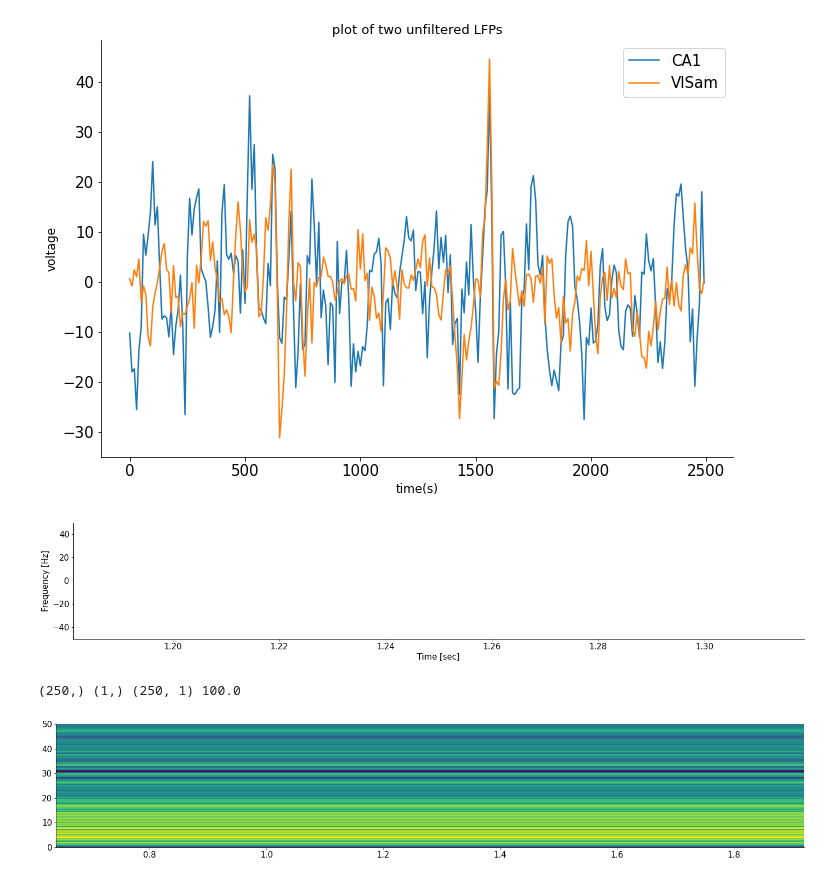
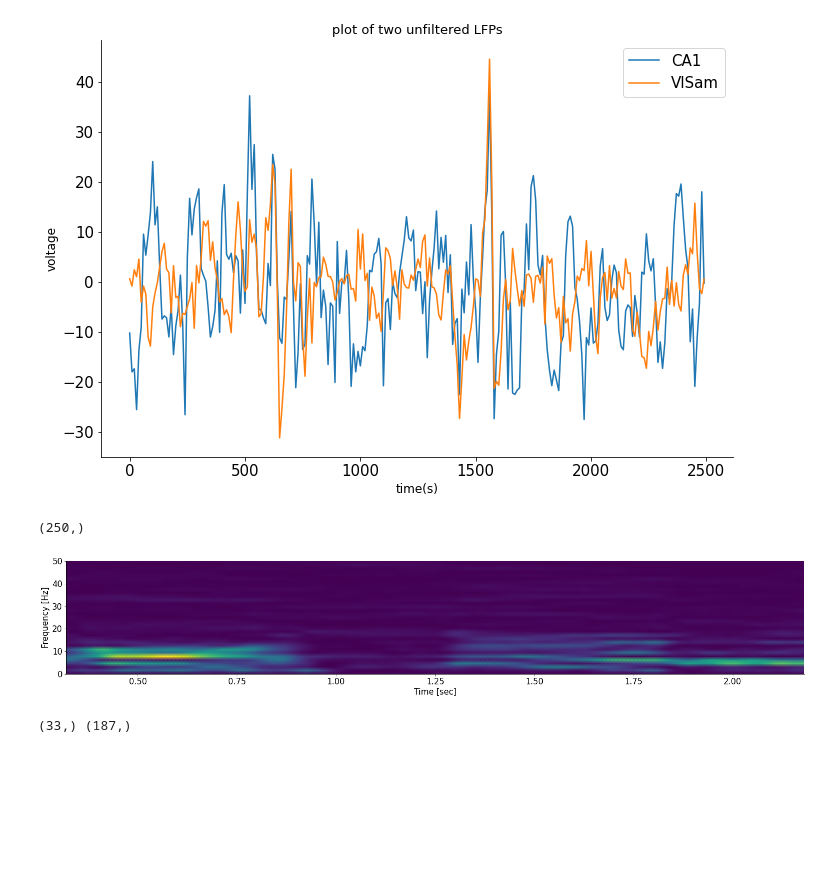
Before and after one commit to Neurocoders/AttentionProject, a Jupyter notebook: Copy_of_load_steinmetz_extra.ipynb, the cells around one changed output. Drawn from its saved outputs; the diff is of its cells as text; code cells hidden in the pictures; blank space fills up the shorter version.

Commit message:
Solved issue with spectrogram.

```diff
--- a/Copy_of_load_steinmetz_extra.ipynb
+++ b/Copy_of_load_steinmetz_extra.ipynb
@@ -154,20 +151,24 @@ lfp_plotter()
 please insert the first lfp region to plot:CA1
 please insert the second lfp region to plot:VISam
 [figure]
+# %%
+# np.shape(dat_lfp["lfp"][1, 1, :])
+np.shape(time_vec)
+# %% [output]
+(250,)
 # %%
 from scipy import signal
 from scipy.fft import fftshift
 fs =  1/ ((time_vec[1] - time_vec[0] ) * 1e-3)
-f1,t1,S1xx = signal.spectrogram(dat_lfp["lfp"][1, 1, :],fs,nfft=256,nperseg = 250,return_onesided = False)
-# t1 = t1.reshape(256,1)
-f2,t2,S2xx = signal.spectrogram(dat_lfp["lfp"][1, 1, :],fs)
-plt.pcolormesh(t1, f1, S1xx)
+
+f1,t1,S1xx = signal.spectrogram(dat_lfp["lfp"][1, 1, :],fs = 100,nfft=64, nperseg = 64,noverlap=63) # This config gives the best Spectrogram. Reducing the nfft reduces freq resolution
+f2,t2,S2xx = signal.spectrogram(dat_lfp["lfp"][1, 1, :],fs=100)
+plt.pcolormesh(t1, f1, S1xx,shading = 'gouraud')
 plt.ylabel('Frequency [Hz]')
 plt.xlabel('Time [sec]')
 plt.show()
-print(np.shape(f1),np.shape(t1),np.shape(S1xx),fs)
-Pxx, freqs, bins, im = plt.specgram(dat_lfp["lfp"][1, 1, :],  Fs=100)
+print(np.shape(f1),np.shape(t1))
+# Pxx, freqs, bins, im = plt.specgram(dat_lfp["lfp"][1, 1, :],NFFT=32, noverlap=31,Fs = 100) # Another way of plotting spectrogram
 # %% [output]
-[figure, old version]
+[figure, new version]
-(250,) (1,) (250, 1) 100.0
+(33,) (187,)
-[figure, removed]
```
Also changed, not shown: parts of 1 cell of this notebook.
